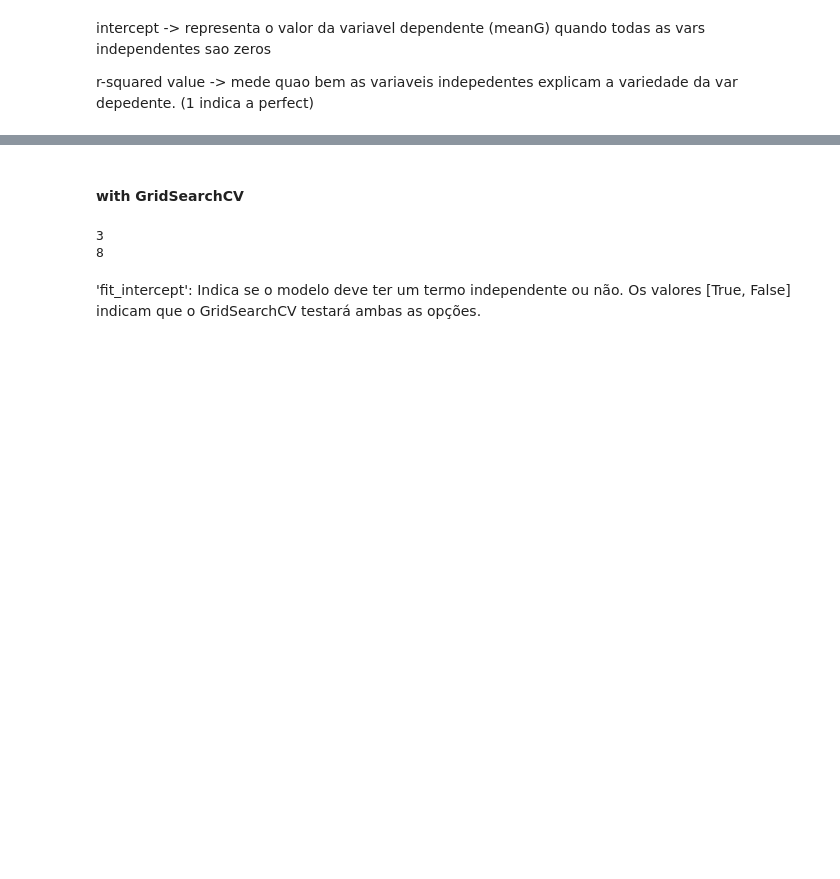
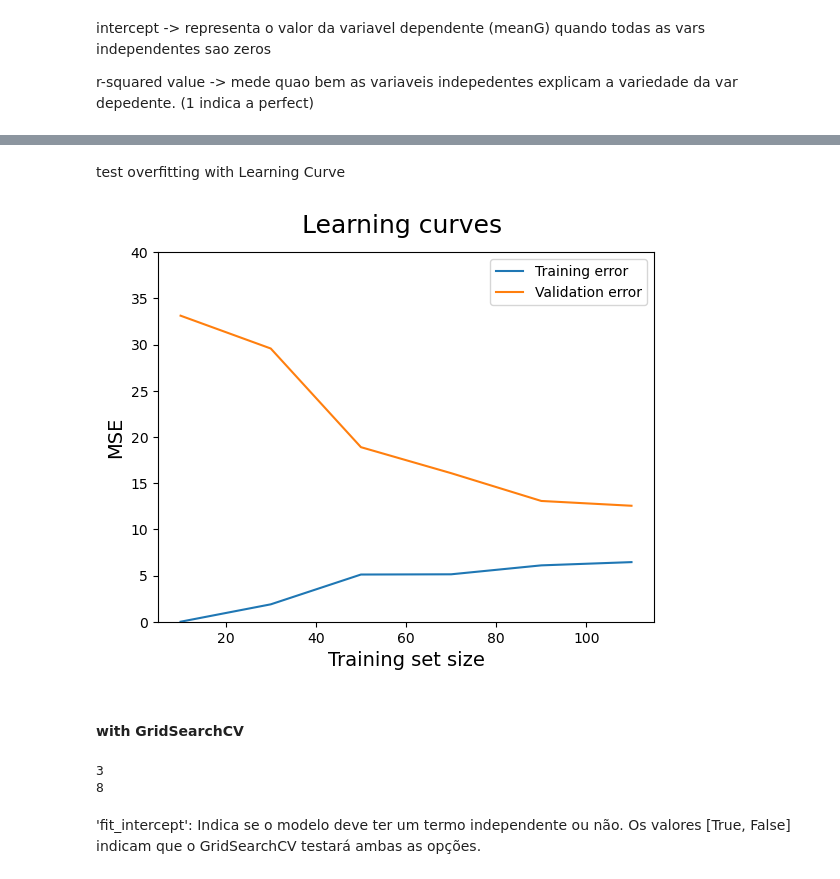
Before and after one commit to Nuno23C/DAA-TP, a Jupyter notebook: StudentModel/student.ipynb, the cells around one changed output, grey strips where cells are left out. Cells and saved outputs as stored; diff of their text form; code cells hidden in the pictures; blank space fills up the shorter version.

```diff
--- a/StudentModel/student.ipynb
+++ b/StudentModel/student.ipynb
@@ -260,6 +260,25 @@ def calculate_and_print_errors(y_test, y_pred):
     # Root Mean Squared Error (RMSE)
     rmse = np.sqrt(mse)
     print(f'Root Mean Squared Error: {rmse:.2f}')
+# %%
+from sklearn.model_selection import learning_curve
+def learning_curves(estimator, features, target, train_sizes, cv):
+    train_sizes, train_scores, validation_scores = learning_curve(
+    estimator, features, target, train_sizes = train_sizes, cv = cv,
+    scoring = 'neg_mean_squared_error')
+
+    train_scores_mean = -train_scores.mean(axis = 1)
+    validation_scores_mean = -validation_scores.mean(axis = 1)
+
+    plt.plot(train_sizes, train_scores_mean, label = 'Training error')
+    plt.plot(train_sizes, validation_scores_mean, label = 'Validation error')
+
+    plt.ylabel('MSE', fontsize = 14)
+    plt.xlabel('Training set size', fontsize = 14)
+    title = 'Learning curves '
+    plt.title(title, fontsize = 18, y = 1.03)
+    plt.legend()
+    plt.ylim(0,40)
 # %% [markdown]
 ### Decision Tree
 # %%
@@ -328,3 +346,11 @@ plt.show()
+# %% [markdown]
+test overfitting with Learning Curve
+# %%
+estimator=linear_model.LinearRegression()
+
+learning_curves(estimator, X, y,train_sizes=[10,30,50,70,90,110], cv=5)
+# %% [output]
+[figure, added]
 # %% [markdown]
 #### with GridSearchCV
 # %%
```
Also changed, not shown: parts of 28 cells of this notebook.
